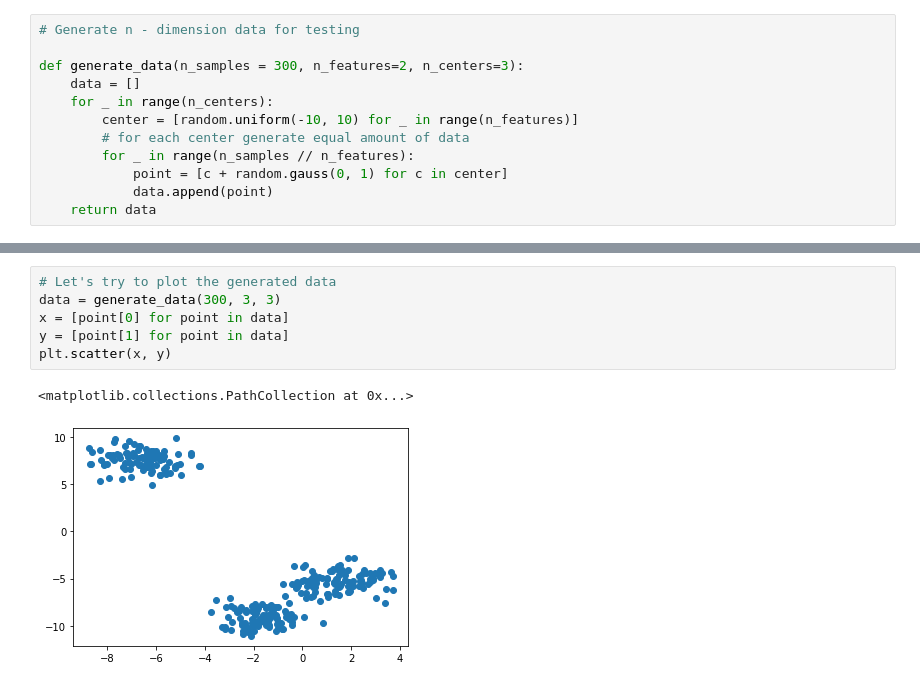
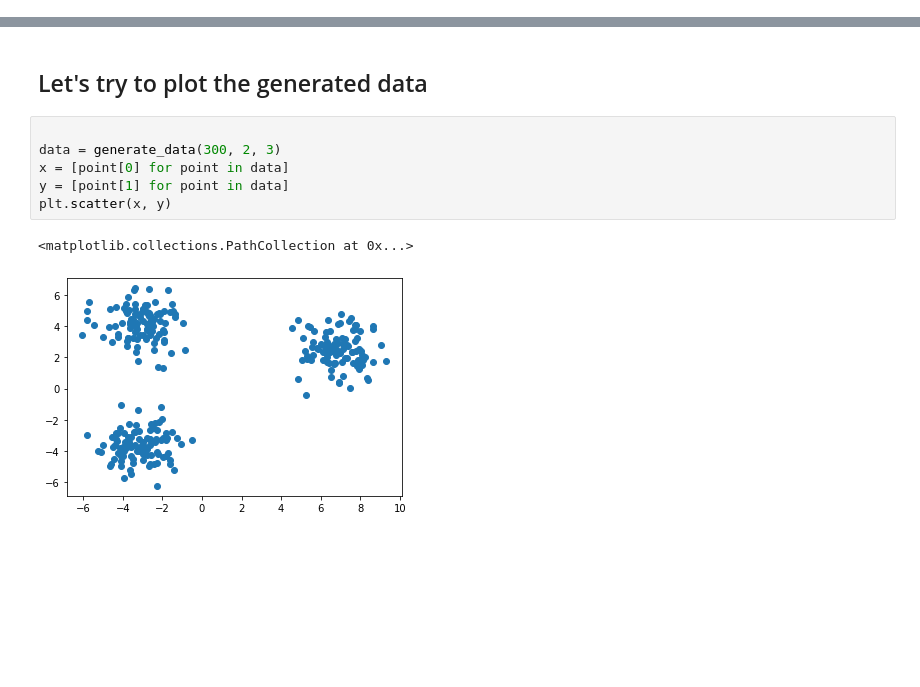
Before and after one commit to qmcao/K-Means-Clustering, a Jupyter notebook: k_mean.ipynb, the cells around one changed output, grey strips where cells are left out. Saved outputs shown, nothing was run; the diff lists cells and outputs as text; blank space fills up the shorter version.

```diff
--- a/k_mean.ipynb
+++ b/k_mean.ipynb
@@ -5,12 +5,0 @@ import matplotlib.pyplot as plt
-# %%
-# Generate n - dimension data for testing
-
-def generate_data(n_samples = 300, n_features=2, n_centers=3):
-    data = []
-    for _ in range(n_centers):
-        center = [random.uniform(-10, 10) for _ in range(n_features)]
-        # for each center generate equal amount of data
-        for _ in range(n_samples // n_features):
-            point = [c + random.gauss(0, 1) for c in center]
-            data.append(point)
-    return data
@@ -17,9 +87,11 @@ def generate_data(n_samples = 300, n_features=2, n_centers=3):
+# %% [markdown]
+## Let's try to plot the generated data
 # %%
-# Let's try to plot the generated data
-data = generate_data(300, 3, 3)
+
+data = generate_data(300, 2, 3)
 x = [point[0] for point in data]
 y = [point[1] for point in data]
 plt.scatter(x, y)
 # %% [output]
 <matplotlib.collections.PathCollection at 0x...>
-[figure, old version]
+[figure, new version]
```
Also changed, not shown: parts of 7 cells of this notebook.
